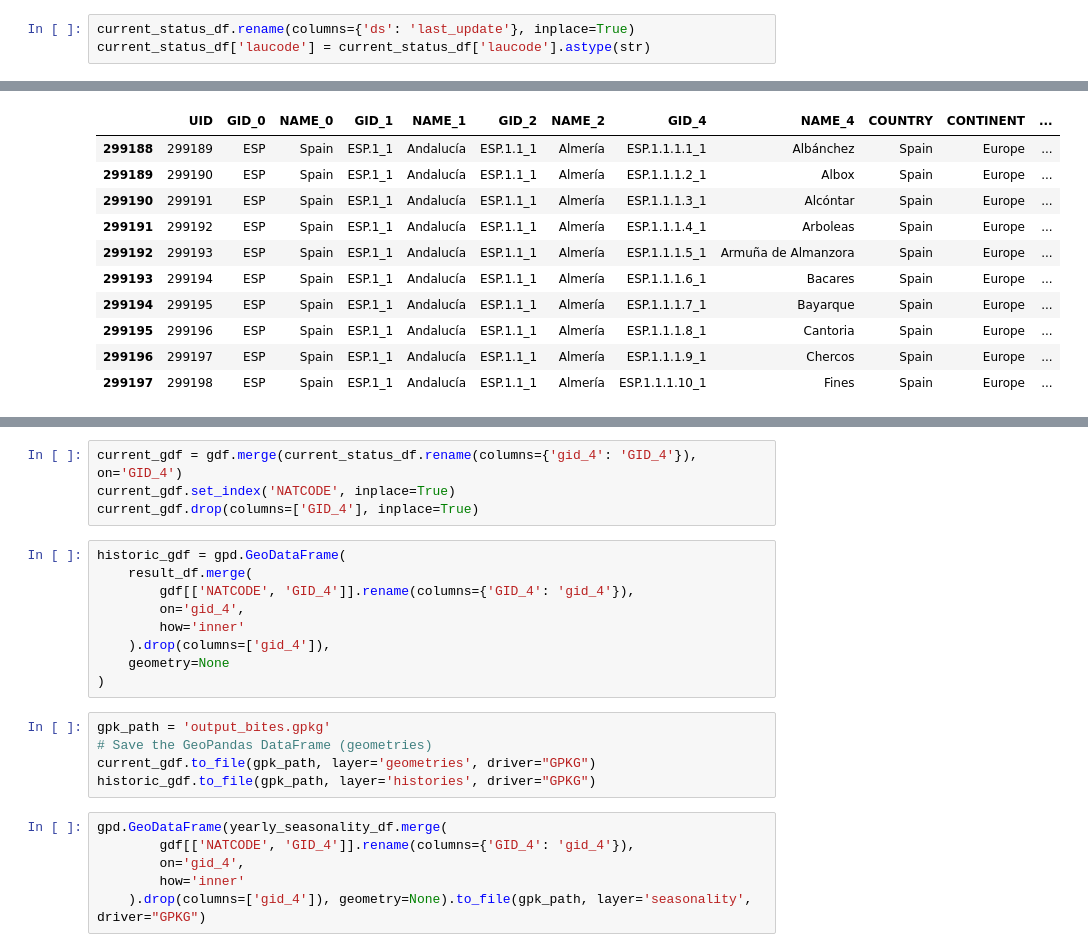
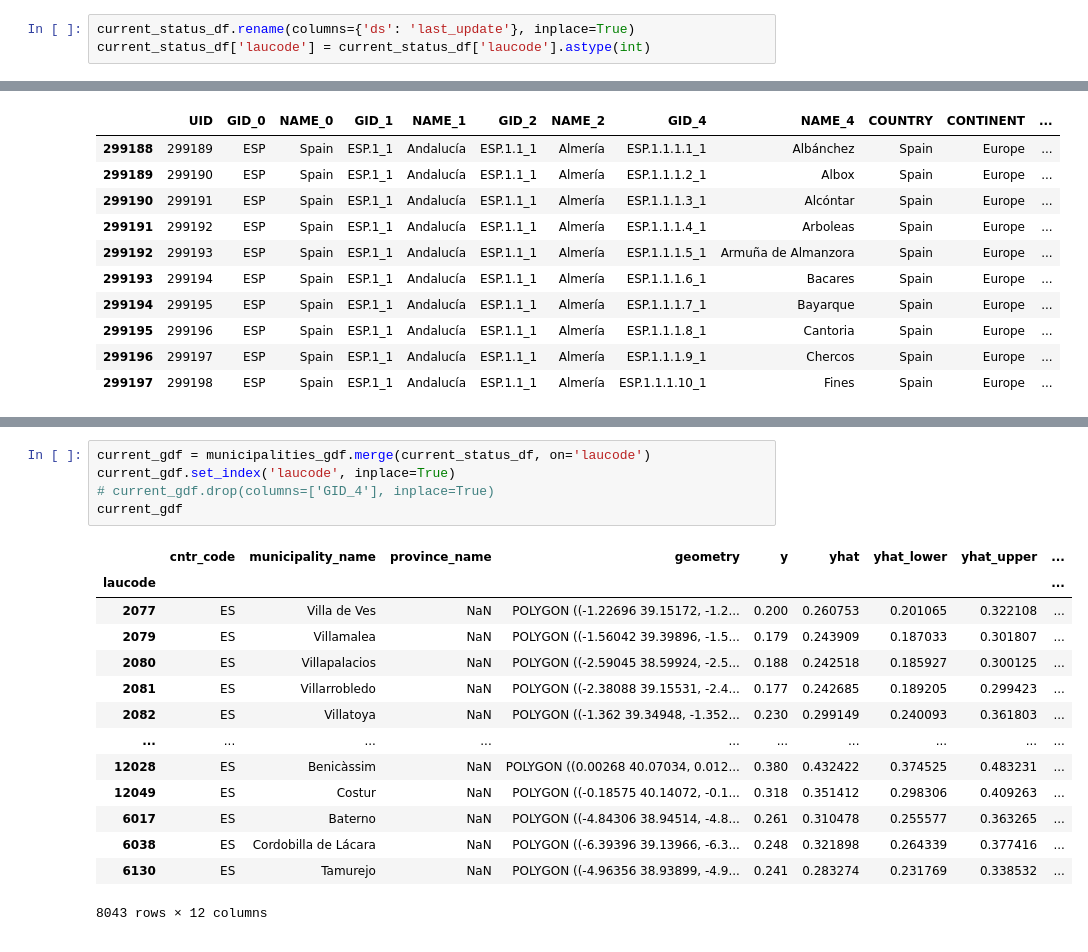
Before and after one commit to Mosquito-Alert/anomaly_detection, a Jupyter notebook: generator/VRI_anomaly_detection_bites.ipynb, the cells around one changed output, grey strips where cells are left out. Saved outputs shown, nothing was run; the diff lists cells and outputs as text.

Commit message:
Created the GEO application for the geospacial data management

```diff
--- a/generator/VRI_anomaly_detection_bites.ipynb
+++ b/generator/VRI_anomaly_detection_bites.ipynb
@@ -218,7 +219,7 @@ current_status_df = result_df.sort_values(
 current_status_df.reset_index(inplace=True)
 # %%
 current_status_df.rename(columns={'ds': 'last_update'}, inplace=True)
-current_status_df['laucode'] = current_status_df['laucode'].astype(str)
+current_status_df['laucode'] = current_status_df['laucode'].astype(int)
 # %%
 current_status_df
 # %% [output]
@@ -480,24 +490,20 @@ municipalities_gdf
-# %%
-current_gdf = gdf.merge(current_status_df.rename(columns={'gid_4': 'GID_4'}), on='GID_4')
-current_gdf.set_index('NATCODE', inplace=True)
-current_gdf.drop(columns=['GID_4'], inplace=True)
-# %%
-historic_gdf = gpd.GeoDataFrame(
-    result_df.merge(
-        gdf[['NATCODE', 'GID_4']].rename(columns={'GID_4': 'gid_4'}),
-        on='gid_4',
-        how='inner'
-    ).drop(columns=['gid_4']),
-    geometry=None
-)
-# %%
-gpk_path = 'output_bites.gpkg'
-# Save the GeoPandas DataFrame (geometries)
-current_gdf.to_file(gpk_path, layer='geometries', driver="GPKG")
-historic_gdf.to_file(gpk_path, layer='histories', driver="GPKG")
-# %%
-gpd.GeoDataFrame(yearly_seasonality_df.merge(
-        gdf[['NATCODE', 'GID_4']].rename(columns={'GID_4': 'gid_4'}),
-        on='gid_4',
-        how='inner'
-    ).drop(columns=['gid_4']), geometry=None).to_file(gpk_path, layer='seasonality', driver="GPKG")
+# %%
+current_gdf = municipalities_gdf.merge(current_status_df, on='laucode')
+current_gdf.set_index('laucode', inplace=True)
+# current_gdf.drop(columns=['GID_4'], inplace=True)
+current_gdf
+# %% [output]
+|  | cntr_code | municipality_name | province_name | geometry | y | yhat | yhat_lower | yhat_upper | ... |
+| laucode |  |  |  |  |  |  |  |  | ... |
+| 2077 | ES | Villa de Ves | NaN | POLYGON ((-1.22696 39.15172, -1.2... | 0.200 | 0.260753 | 0.201065 | 0.322108 | ... |
+| 2079 | ES | Villamalea | NaN | POLYGON ((-1.56042 39.39896, -1.5... | 0.179 | 0.243909 | 0.187033 | 0.301807 | ... |
+| 2080 | ES | Villapalacios | NaN | POLYGON ((-2.59045 38.59924, -2.5... | 0.188 | 0.242518 | 0.185927 | 0.300125 | ... |
+| 2081 | ES | Villarrobledo | NaN | POLYGON ((-2.38088 39.15531, -2.4... | 0.177 | 0.242685 | 0.189205 | 0.299423 | ... |
+| 2082 | ES | Villatoya | NaN | POLYGON ((-1.362 39.34948, -1.352... | 0.230 | 0.299149 | 0.240093 | 0.361803 | ... |
+| ... | ... | ... | ... | ... | ... | ... | ... | ... | ... |
+| 12028 | ES | Benicàssim | NaN | POLYGON ((0.00268 40.07034, 0.012... | 0.380 | 0.432422 | 0.374525 | 0.483231 | ... |
+| 12049 | ES | Costur | NaN | POLYGON ((-0.18575 40.14072, -0.1... | 0.318 | 0.351412 | 0.298306 | 0.409263 | ... |
+| 6017 | ES | Baterno | NaN | POLYGON ((-4.84306 38.94514, -4.8... | 0.261 | 0.310478 | 0.255577 | 0.363265 | ... |
+| 6038 | ES | Cordobilla de Lácara | NaN | POLYGON ((-6.39396 39.13966, -6.3... | 0.248 | 0.321898 | 0.264339 | 0.377416 | ... |
+| 6130 | ES | Tamurejo | NaN | POLYGON ((-4.96356 38.93899, -4.9... | 0.241 | 0.283274 | 0.231769 | 0.338532 | ... |
+8043 rows × 12 columns
```
Also changed, not shown: parts of 11 cells of this notebook, 10 other files.
